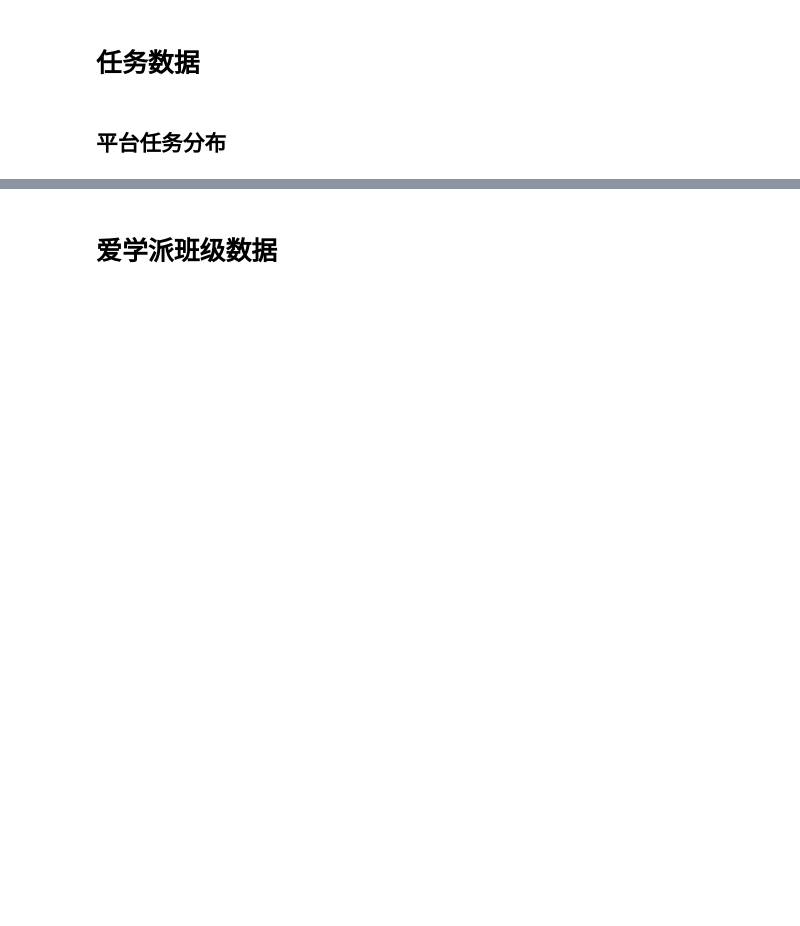
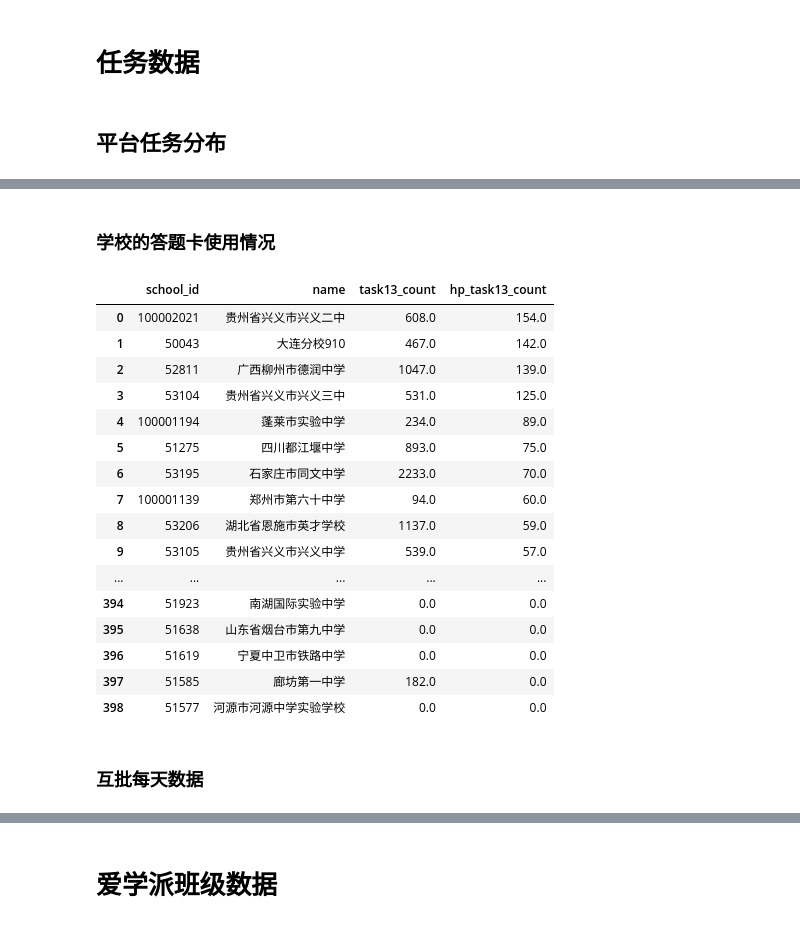
Before and after one commit to caozhiqiang8/jupyter, a Jupyter notebook: school.ipynb, the cells around one changed output, grey strips where cells are left out. Saved outputs shown, nothing was run; the diff lists cells and outputs as text; code cells hidden in the pictures; blank space fills up the shorter version.

```diff
--- a/school.ipynb
+++ b/school.ipynb
@@ -390,0 +445,3 @@ Name: c_time, dtype: int64
+# %%
+# c_time转 datatime 格式
+school_course_task['c_time'] = pd.to_datetime(school_course_task['c_time'] )
@@ -390,0 +452,26 @@ Name: c_time, dtype: int64
+# %%
+task1_count = (school_course_task.loc[(school_course_task['task_type']== 1)].drop_duplicates(['task_id'])).agg('count')['task_id']
+
+task2_count = (school_course_task.loc[(school_course_task['task_type']== 2)].drop_duplicates(['task_id'])).agg('count')['task_id']
+
+task3_count = (school_course_task.loc[(school_course_task['task_type']== 3)].drop_duplicates(['task_id'])).agg('count')['task_id']
+task4_count = (school_course_task.loc[(school_course_task['task_type']== 4)].drop_duplicates(['task_id'])).agg('count')['task_id']
+task6_count = (school_course_task.loc[(school_course_task['task_type']== 6)].drop_duplicates(['task_id'])).agg('count')['task_id']
+task7_count = (school_course_task.loc[((school_course_task['task_type']== 7))|(school_course_task['task_type']== 8)|(school_course_task['task_type']== 9)].drop_duplicates(['task_id'])).agg('count')['task_id']
+task10_count = (school_course_task.loc[(school_course_task['task_type']== 10)].drop_duplicates(['task_id'])).agg('count')['task_id']
+task13_count = (school_course_task.loc[(school_course_task['task_type']== 13)].drop_duplicates(['task_id'])).agg('count')['task_id']
+task14_count = (school_course_task.loc[(school_course_task['task_type']== 14)].drop_duplicates(['task_id'])).agg('count')['task_id']
+task15_count = (school_course_task.loc[(school_course_task['task_type']== 15)].drop_duplicates(['task_id'])).agg('count')['task_id']
+
+task_data_list = [
+    ['学资源',int(task1_count)],
+    ['讨论',int(task2_count)],
+    ['单题',int(task3_count)],
+    ['测验',int(task4_count)],
+    ['微课程',int(task6_count)],
+    ['一般任务',int(task7_count)],
+    ['直播课',int(task10_count)],
+    ['答题卡',int(task13_count)],
+    ['个性化',int(task14_count)],
+    ['先声',int(task15_count)],
+]
@@ -390,0 +782,36 @@ Name: c_time, dtype: int64
+# %% [markdown]
+### 学校的答题卡使用情况
+# %%
+task13_sql = '''
+
+        SELECT a.school_id,a.name,b.task13_count,c.hp_task13_count
+        FROM "school_course_task" a  LEFT JOIN  (SELECT school_id ,count(DISTINCT task_id) as task13_count from school_course_task where task_type = 13  GROUP BY school_id) b  on a.school_id = b.school_id
+        LEFT JOIN (SELECT school_id ,count(DISTINCT task_id) as hp_task13_count from school_course_task where  correct_model != 0  GROUP BY school_id) c on a.school_id = c.school_id
+        GROUP BY a.school_id
+
+        '''
+task_13_count = sqliteDB(task13_sql)
+# %%
+task_13_count = task_13_count.fillna(0)
+task_13_count.sort_values(axis = 0 ,by = 'hp_task13_count',ascending = False).reset_index(drop = True)
+task_13_count.head()
+# %% [output]
+|  | school_id | name | task13_count | hp_task13_count |
+| 0 | 100002021 | 贵州省兴义市兴义二中 | 608.0 | 154.0 |
+| 1 | 50043 | 大连分校910 | 467.0 | 142.0 |
+| 2 | 52811 | 广西柳州市德润中学 | 1047.0 | 139.0 |
+| 3 | 53104 | 贵州省兴义市兴义三中 | 531.0 | 125.0 |
+| 4 | 100001194 | 蓬莱市实验中学 | 234.0 | 89.0 |
+| 5 | 51275 | 四川都江堰中学 | 893.0 | 75.0 |
+| 6 | 53195 | 石家庄市同文中学 | 2233.0 | 70.0 |
+| 7 | 100001139 | 郑州市第六十中学 | 94.0 | 60.0 |
+| 8 | 53206 | 湖北省恩施市英才学校 | 1137.0 | 59.0 |
+| 9 | 53105 | 贵州省兴义市兴义中学 | 539.0 | 57.0 |
+| ... | ... | ... | ... | ... |
+| 394 | 51923 | 南湖国际实验中学 | 0.0 | 0.0 |
+| 395 | 51638 | 山东省烟台市第九中学 | 0.0 | 0.0 |
+| 396 | 51619 | 宁夏中卫市铁路中学 | 0.0 | 0.0 |
+| 397 | 51585 | 廊坊第一中学 | 182.0 | 0.0 |
+| 398 | 51577 | 河源市河源中学实验学校 | 0.0 | 0.0 |
+# %% [markdown]
+### 互批每天数据
```
Also changed, not shown: parts of 95 cells of this notebook, 4 other files.
